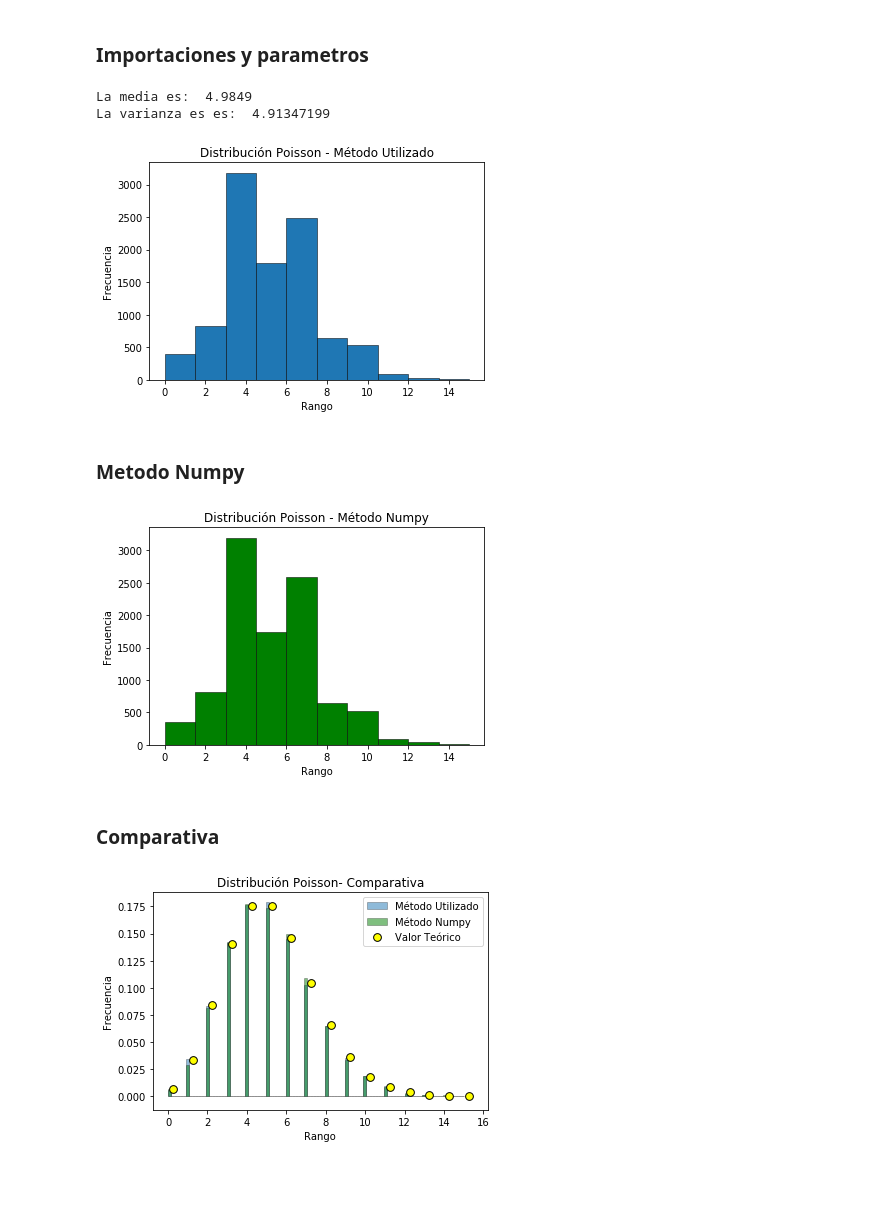
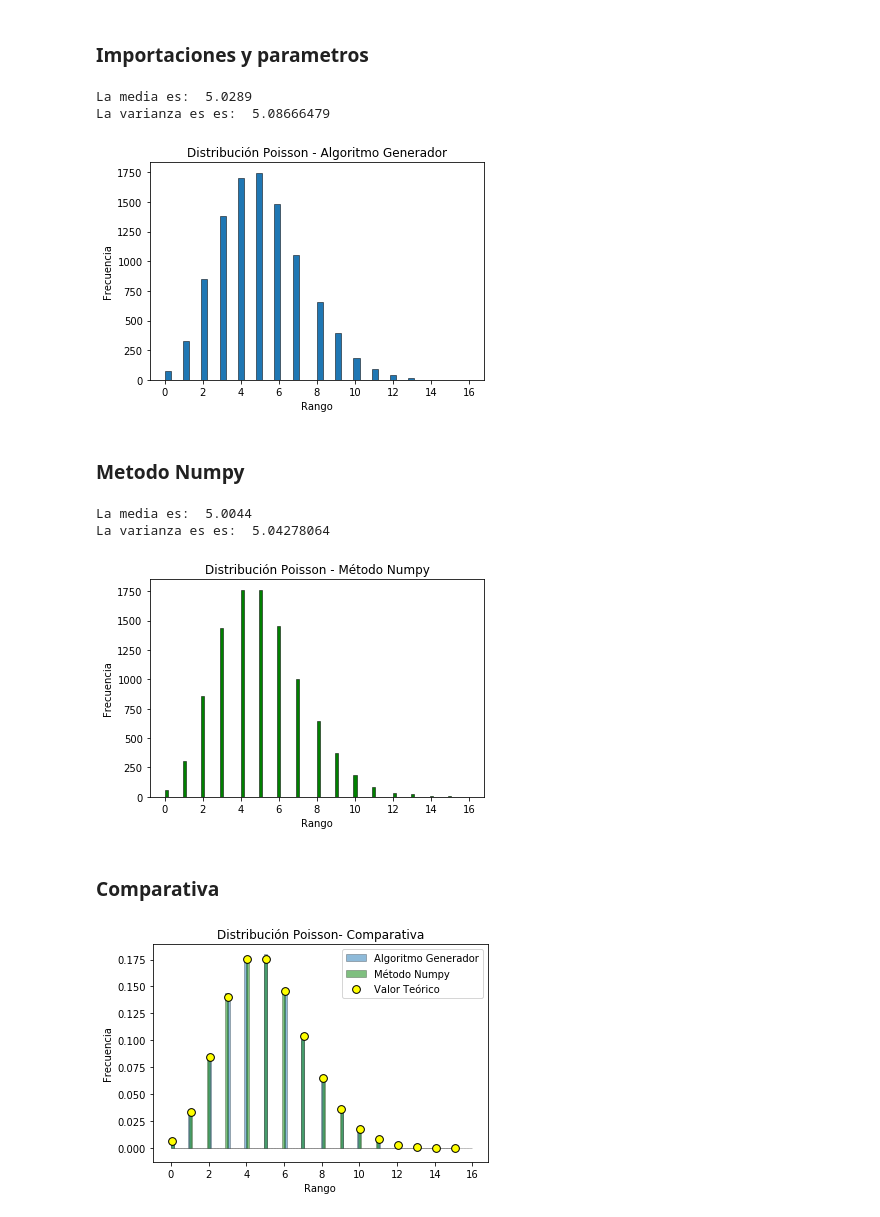
Before and after one commit to alejaz92/facultad, a Jupyter notebook: TP2.2.ipynb, the cells around one changed output. Drawn from its saved outputs; the diff is of its cells as text; code cells hidden in the pictures; blank space fills up the shorter version.

```diff
--- a/TP2.2.ipynb
+++ b/TP2.2.ipynb
@@ -441,7 +445,7 @@ from math import exp
 
 m = 10000     # nro de muestras
 p = 5
-bins = 10
+bins = 100
 # %%
 poi_x_arr = []
 for i in range(m):
@@ -452,7 +456,7 @@ for i in range(m):
     while(flag):
         r = np_method(1)
         tr = tr * r[0]
-        if(tr - b >= 0):
+        if(tr - b > 0):
             x += 1
         else:
             flag = False
@@ -464,35 +468,42 @@ print("La media es: ", esp)
 var = np.var(poi_x_arr)
 print("La varianza es es: ", var)
 
-plt.hist(poi_x_arr, bins, edgecolor= "black", linewidth= 0.5, label= "Método Utilizado")
-plt.title("Distribución Poisson - Método Utilizado")
+plt.hist(poi_x_arr, bins, edgecolor= "black", linewidth= 0.5, label= "Algoritmo Generador")
+plt.title("Distribución Poisson - Algoritmo Generador")
 # plt.axis([a, b, 0, 1200])
 # plt.legend(loc= "upper right")
 plt.xlabel("Rango")
 plt.ylabel("Frecuencia")
 plt.show()
 # %% [output]
-La media es:  4.9849
-La varianza es es:  4.91347199
+La media es:  5.0289
+La varianza es es:  5.08666479
-[figure, old version]
+[figure, new version]
 # %% [markdown]
 ### Metodo Numpy
 # %%
 poi_np_arr = np.random.poisson(p, m)
+
+esp = np.mean(poi_np_arr)
+print("La media es: ", esp)
+var = np.var(poi_np_arr)
+print("La varianza es es: ", var)
 
 plt.hist(poi_np_arr, bins, color= "green", edgecolor= "black", linewidth= 0.5, label= "Método Numpy")
 plt.title("Distribución Poisson - Método Numpy")
 # plt.axis([a, b, 0, 1200])
 # plt.legend(loc= "upper right")
 plt.xlabel("Rango")
 plt.ylabel("Frecuencia")
 plt.show()
 # %% [output]
+La media es:  5.0044
+La varianza es es:  5.04278064
-[figure, old version]
+[figure, new version]
 # %% [markdown]
 ### Comparativa
 # %%
-plt.hist(poi_x_arr, bins= 100, edgecolor= "black", linewidth= 0.5, label= "Método Utilizado", alpha= 0.5, weights= np.zeros_like(poi_x_arr) + 1. / len(poi_x_arr))
+plt.hist(poi_x_arr, bins= 100, edgecolor= "black", linewidth= 0.5, label= "Algoritmo Generador", alpha= 0.5, weights= np.zeros_like(poi_x_arr) + 1. / len(poi_x_arr))
 plt.hist(poi_np_arr, bins= 100, color= "green", edgecolor= "black", linewidth= 0.5, label= "Método Numpy", alpha= 0.5, weights= np.zeros_like(poi_np_arr) + 1. / len(poi_np_arr))
 
 
@@ -503,10 +514,10 @@ b = True
 
 for i in range(16):
     if(b):
-        plt.scatter(i + 0.25, exp(-p) * ((p ** i) / factorial(i)), s= 60, zorder= 200, color= "yellow", edgecolors= "black", linewidths= 1, label= "Valor Teórico")
+        plt.scatter(i +0.05, exp(-p) * ((p ** i) / factorial(i)), s= 60, zorder= 200, color= "yellow", edgecolors= "black", linewidths= 1, label= "Valor Teórico")
         b = False
     else:
-        plt.scatter(i + 0.25, exp(-p) * ((p ** i) / factorial(i)), s = 60, zorder= 200,  color= "yellow", edgecolors= "black", linewidths= 1,)
+        plt.scatter(i + 0.05, exp(-p) * ((p ** i) / factorial(i)), s = 60, zorder= 200,  color= "yellow", edgecolors= "black", linewidths= 1,)
 
 plt.title("Distribución Poisson- Comparativa")
 # plt.axis([a, b, 0, 1200])
@@ -515,4 +526,4 @@ plt.xlabel("Rango")
 plt.ylabel("Frecuencia")
 plt.show()
 # %% [output]
-[figure, old version]
+[figure, new version]
```
Also changed, not shown: parts of 10 cells of this notebook.
